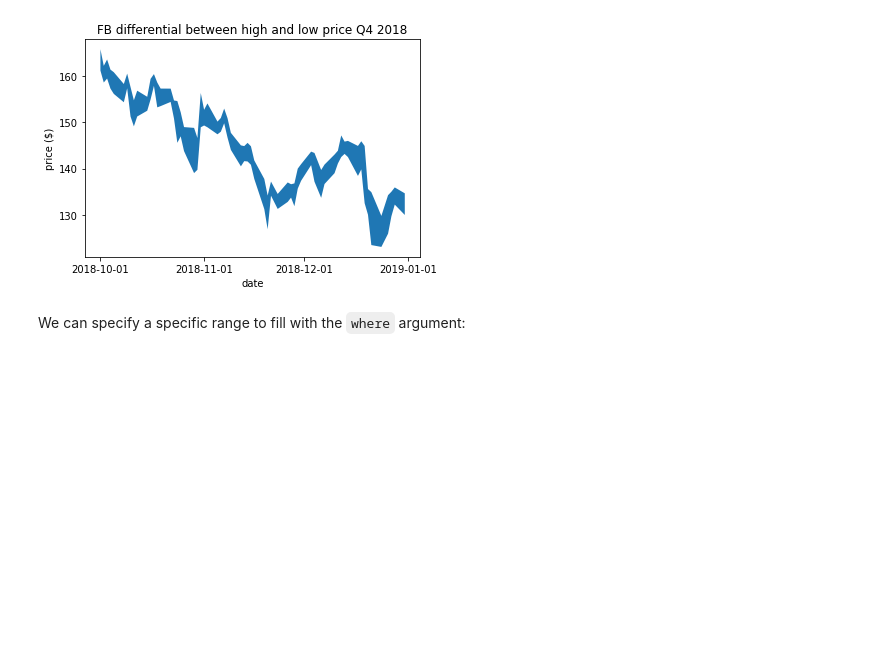
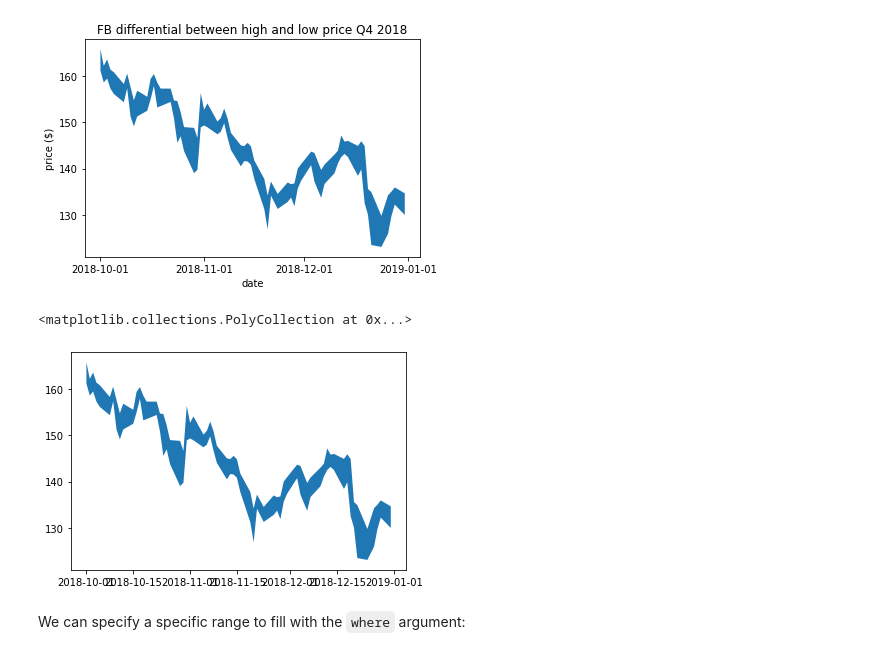
Before and after one commit to FuriousGeorge19/Hands-On-Data-Analysis-with-Pandas-2nd-edition, a Jupyter notebook: ch_06/3-customizing_visualizations.ipynb, the cells around one changed output. Drawn from its saved outputs; the diff is of its cells as text; code cells hidden in the pictures; blank space fills up the shorter version.

```diff
--- a/ch_06/3-customizing_visualizations.ipynb
+++ b/ch_06/3-customizing_visualizations.ipynb
@@ -117,6 +130,14 @@ plt.title('FB differential between high and low price Q4 2018')
 # %% [output]
 Text(0.5, 1.0, 'FB differential between high and low price Q4 2018')
 [figure]
+# %%
+# me, see aspects of the above build
+
+fb_q4 = fb.loc['2018-Q4']
+plt.fill_between(fb_q4.index, fb_q4.high, fb_q4.low)
+# %% [output]
+<matplotlib.collections.PolyCollection at 0x...>
+[figure, added]
 # %% [markdown]
 We can specify a specific range to fill with the `where` argument:
 # %%
```
Also changed, not shown: parts of 16 cells of this notebook, 19 other files.
